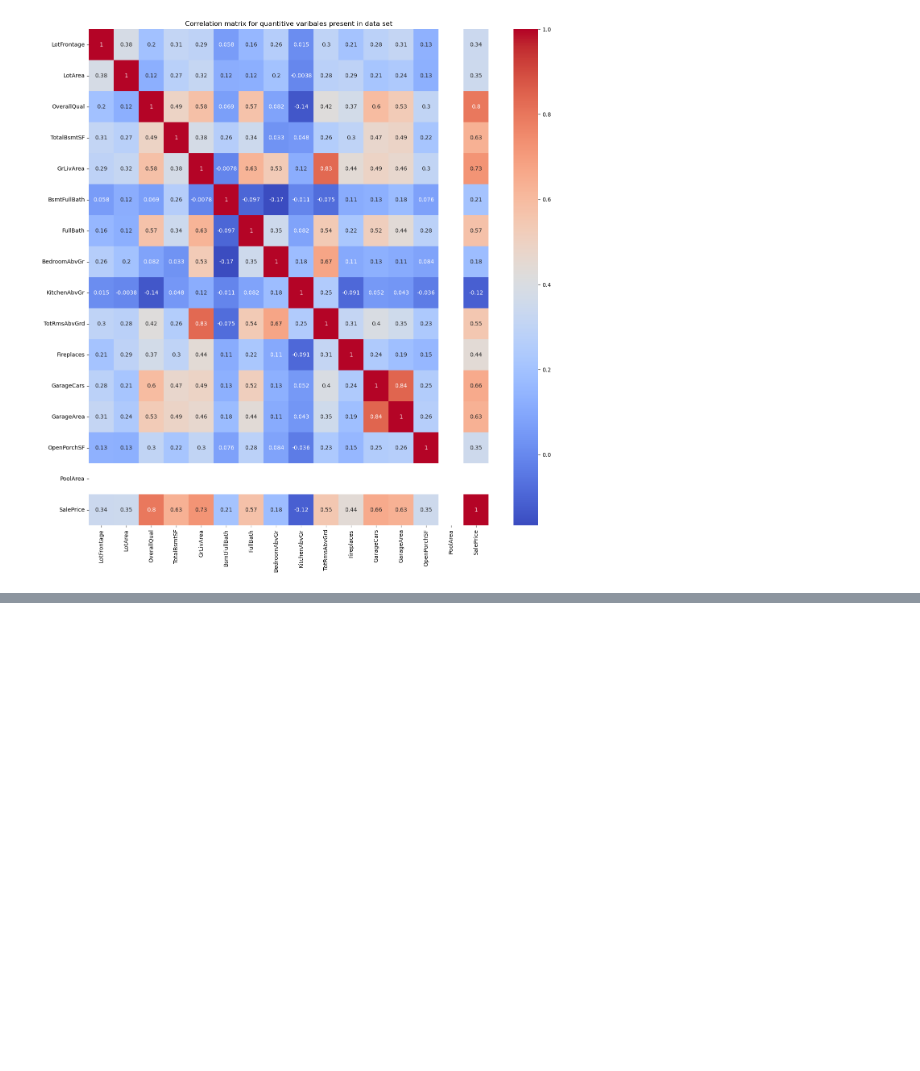
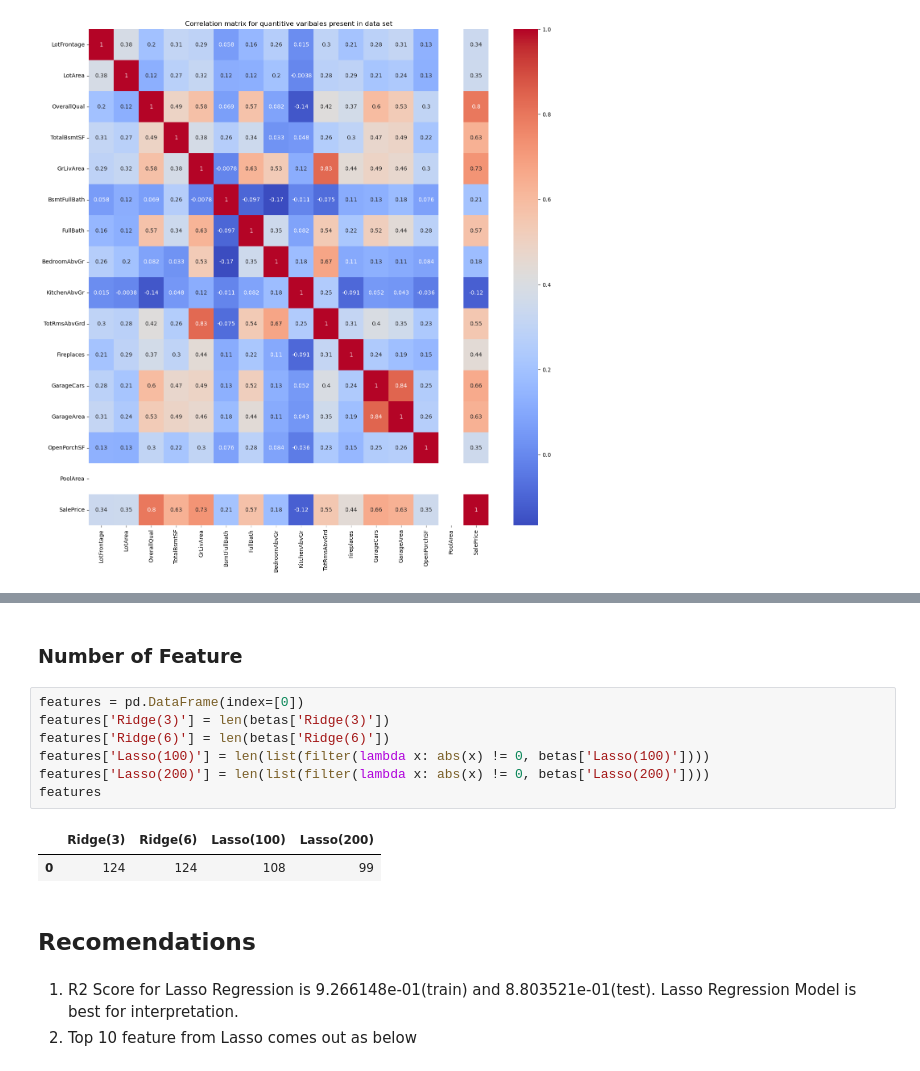
Before and after one commit to khatrisnk/Assignment-Advance-Regression, a Jupyter notebook: house-price-assignment.ipynb, the cells around one changed output, grey strips where cells are left out. Cells and saved outputs as stored; diff of their text form; blank space fills up the shorter version.

```diff
--- a/house-price-assignment.ipynb
+++ b/house-price-assignment.ipynb
@@ -1465,0 +1443,17 @@ Name: Lasso(100), dtype: float64
+# %% [markdown]
+### Number of Feature
+# %%
+features = pd.DataFrame(index=[0])
+features['Ridge(3)'] = len(betas['Ridge(3)'])
+features['Ridge(6)'] = len(betas['Ridge(6)'])
+features['Lasso(100)'] = len(list(filter(lambda x: abs(x) != 0, betas['Lasso(100)'])))
+features['Lasso(200)'] = len(list(filter(lambda x: abs(x) != 0, betas['Lasso(200)'])))
+features
+# %% [output]
+|  | Ridge(3) | Ridge(6) | Lasso(100) | Lasso(200) |
+| 0 | 124 | 124 | 108 | 99 |
+# %% [markdown]
+## Recomendations
+# %% [markdown]
+1. R2 Score for Lasso Regression is 9.266148e-01(train) and 8.803521e-01(test). Lasso Regression Model is best for interpretation.
+2. Top 10 feature from Lasso comes out as below
```
Also changed, not shown: parts of 115 cells of this notebook, 6 other files.
